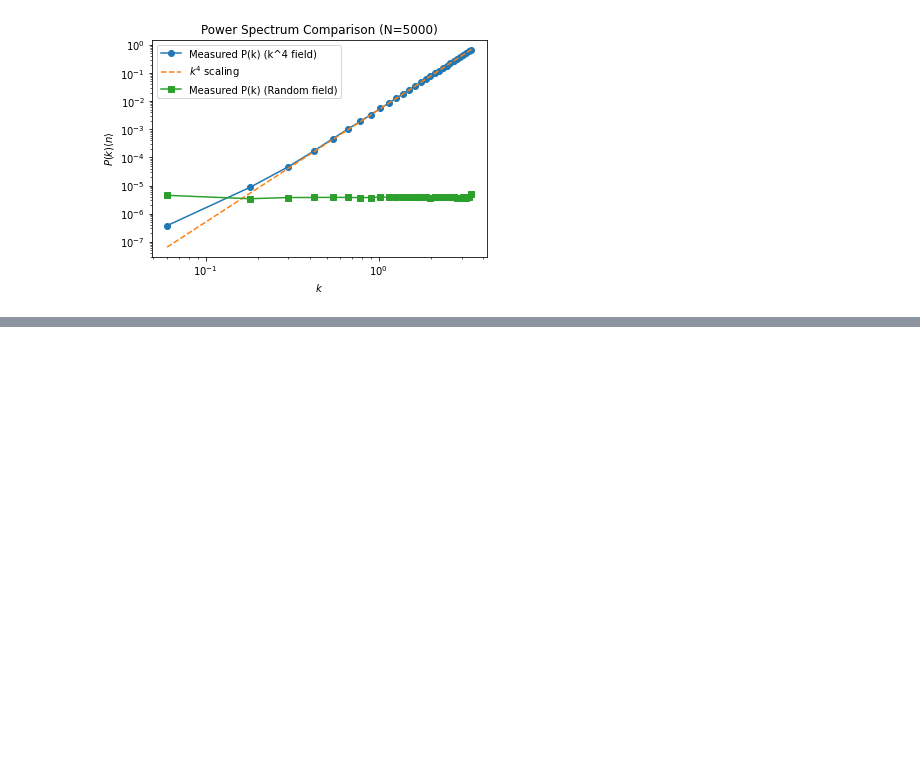
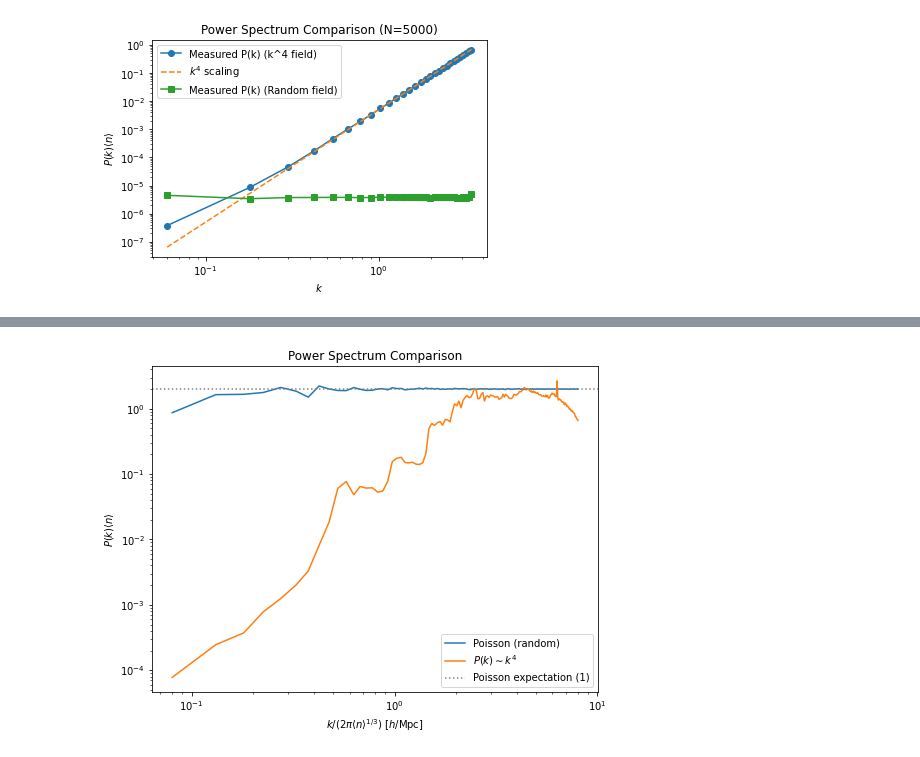
Before and after one commit to FedeDavilaKurban/filbao, a Jupyter notebook: glass.ipynb, the cells around one changed output, grey strips where cells are left out. Saved outputs shown, nothing was run; the diff lists cells and outputs as text; code cells hidden in the pictures; blank space fills up the shorter version.

```diff
--- a/glass.ipynb
+++ b/glass.ipynb
@@ -477,0 +494,93 @@ plt.show()
+# %%
+import numpy as np
+import matplotlib.pyplot as plt
+from nbodykit.lab import ArrayCatalog, FFTPower
+
+# Parameters
+L = 100           # Box size
+N_points = 500_000   # Number of particles
+Nmesh = 256        # Grid resolution
+nmean = N_points / L**3  # Mean density
+
+# =================================================================
+# Generate a Gaussian field with P(k) ~ k^4
+# =================================================================
+def generate_k4_field(L, Nmesh, seed=42):
+    """Generate a Gaussian random field with P(k) ~ k^4."""
+    np.random.seed(seed)
+    k_freq = np.fft.fftfreq(Nmesh, d=L/Nmesh) * 2 * np.pi
+    kx, ky, kz = np.meshgrid(k_freq, k_freq, k_freq, indexing="ij")
+    k = np.sqrt(kx**2 + ky**2 + kz**2)
+    k[0, 0, 0] = 1.0  # Avoid division by zero
+
+    # Generate Gaussian field with P(k) ~ k^4
+    phases = np.exp(2j * np.pi * np.random.rand(Nmesh, Nmesh, Nmesh))
+    delta_k = (k**2) * phases  # δ_k ~ k² ⇒ P(k) = |δ_k|² ~ k⁴
+    delta_k[0, 0, 0] = 0  # Zero mean mode
+
+    # Inverse FFT to real space
+    delta = np.fft.ifftn(delta_k).real
+    return delta
+
+# Generate the Gaussian field and normalize
+delta = generate_k4_field(L, Nmesh)
+delta = delta / np.std(delta)  # Normalize to unit variance
+
+# =================================================================
+# Sample particles deterministically (avoid log-normal and Poisson)
+# =================================================================
+# Rescale δ to ensure 1 + δ > 0 everywhere
+delta_min = np.min(delta)
+delta = delta - delta_min + 1e-3  # Ensure δ + offset > 0
+rho = 1.0 + delta  # Density field ρ(x) = 1 + δ(x)
+
+# Assign particles proportionally to ρ(x) using deterministic sampling
+prob = rho.flatten() / np.sum(rho)
+cumulative_prob = np.cumsum(prob)
+
+# Generate deterministic particle indices
+grid_indices = np.arange(Nmesh**3)
+indices = np.searchsorted(cumulative_prob, np.linspace(0, 1, N_points, endpoint=False))
+x, y, z = np.unravel_index(indices, (Nmesh, Nmesh, Nmesh))
+
+# Convert grid indices to physical coordinates
+positions = np.column_stack([
+    (x + 0.5) * (L / Nmesh),
+    (y + 0.5) * (L / Nmesh),
+    (z + 0.5) * (L / Nmesh)
+])
+
+# =================================================================
+# Compute power spectra
+# =================================================================
+def compute_power(positions, label, color):
+    cat = ArrayCatalog({'Position': positions})
+    mesh = cat.to_mesh(Nmesh=Nmesh, BoxSize=L, resampler='tsc', compensated=True)
+    result = FFTPower(mesh, mode='1d', dk=0.05, kmin=0.001)
+    Pk = result.power
+    plt.plot(Pk['k'], Pk['power'].real, '-', color=color, label=label)
+    return Pk
+
+plt.figure(figsize=(8, 6))
+
+# Plot Poisson catalog (for comparison)
+particle_positions_poisson = L * np.random.rand(N_points, 3)
+compute_power(particle_positions_poisson, 'Poisson (random)', 'C0')
+
+# Plot k^4 catalog
+Pk = compute_power(positions, r'$P(k) \sim k^4$', 'C1')
+
+# Theoretical lines
+k = np.logspace(-1, np.log10(3.0), 100) #/(np.pi*nmean**(1./3))
+#plt.plot(k, (k**4), 'k--', label=r'Theoretical $k^4$')
+plt.axhline(1./nmean, color='gray', linestyle=':', label='Poisson expectation (1)')
+
+plt.xscale('log')
+plt.yscale('log')
+plt.xlabel(r'$k / (2\pi\langle n \rangle^{1/3}) \ [h/\mathrm{Mpc}]$')
+plt.ylabel(r'$P(k) \langle n \rangle$')
+plt.title('Power Spectrum Comparison')
+plt.legend()
+plt.show()
+# %% [output]
+[figure, added]
```
Also changed, not shown: parts of 8 cells of this notebook.
